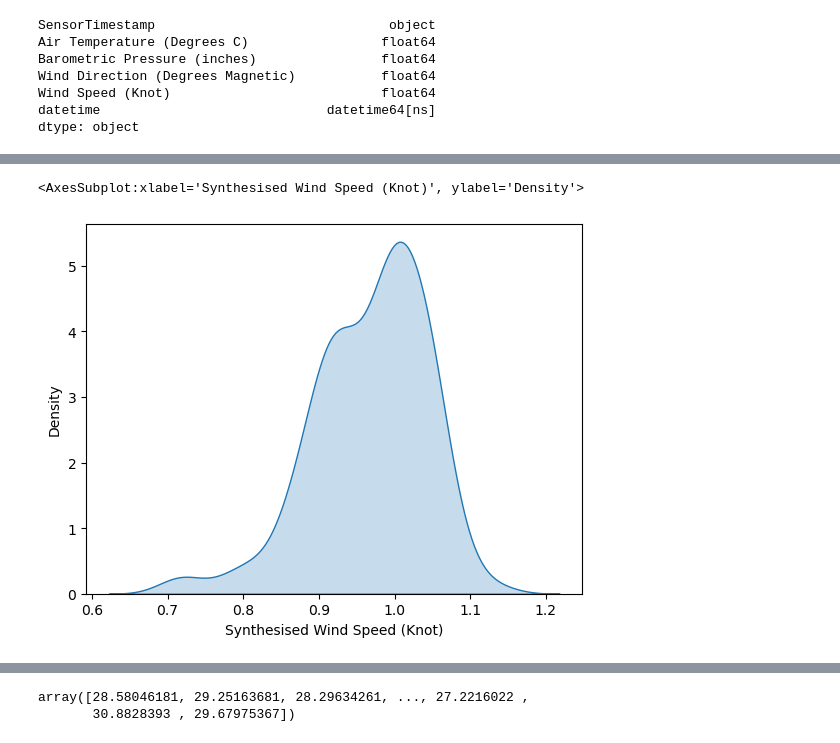
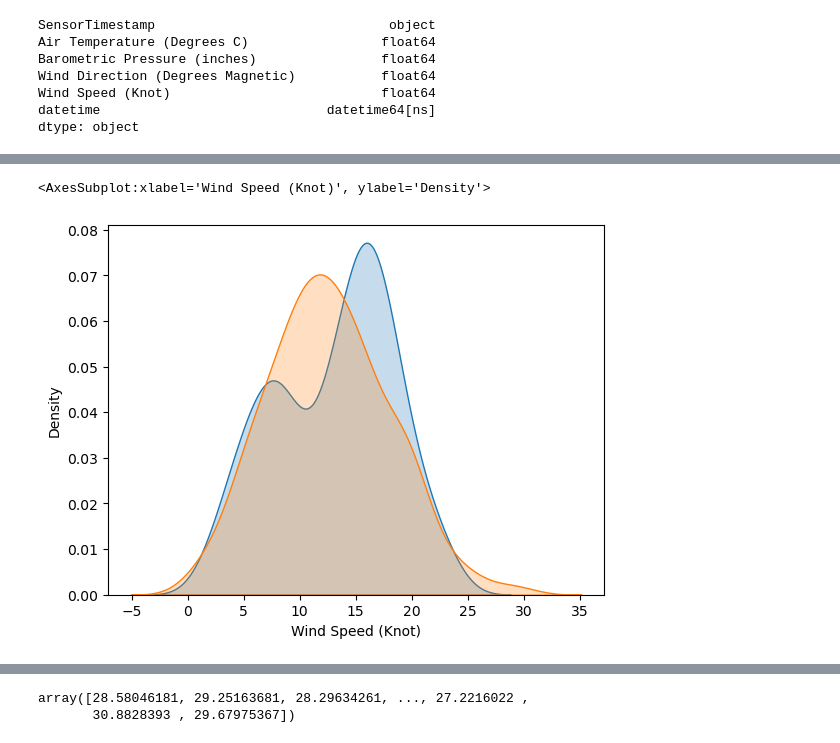
Before and after one commit to dectan/Programming-for-Data-Analysis-Project-1, a Jupyter notebook: Project 1.ipynb, the cells around one changed output, grey strips where cells are left out. Cells and saved outputs as stored; diff of their text form; code cells hidden in the pictures.

Commit message:
tidy up of code for displaying in github. changed parameter of mean and std for normal distribuiton calc,

```diff
--- a/Project 1.ipynb
+++ b/Project 1.ipynb
@@ -94,4 +92,4 @@ Name: SensorTimestamp, Length: 178, dtype: datetime64[ns]
 # %% [markdown]
 new variable datetime added
 # %%
-df2['datetime'] = pd.to_datetime(df2['SensorTimestamp'])
+df1['datetime'] = pd.to_datetime(df1['SensorTimestamp'])
@@ -216,4 +225,4 @@ plt.show()
 # %%
-idx1 = pd.date_range(start = "2023-11-08 14:54:33", periods=178, freq="MIN")
+idx1 = pd.date_range(start = "2023-11-08 00:00:33", periods=250, freq="MIN")
 idx1
 # %% [output]
@@ -291,3 +295,8 @@ sns.kdeplot(df3['Wind Speed (Knot)'],shade=True)
 # %%
 #idx2 = pd.date_range(start = "2015-11-08 14:54:33", periods=200, freq="MIN")
 #idx2
+# %%
+rng1 = np.random.default_rng()
+mu1, sigma1 = 13.04, 5.29
+ts2 = pd.DataFrame(data=rng1.normal(mu1, sigma1,len(idx1)),index =idx1, columns=['Synthesised Wind Speed (Knot)'])
+ts2
@@ -294,7 +317,7 @@ sns.kdeplot(df3['Wind Speed (Knot)'],shade=True)
 # %%
-rng1 = np.random.default_rng()
-shape = 5.0
-scale = 2.0
-values = weibull_min.rvs(shape, scale=scale, size=100)
-ts2 = pd.DataFrame(data=rng1.weibull(15,len(idx1)),index =idx1, columns=['Synthesised Wind Speed (Knot)'])
-ts2
+#rng1 = np.random.default_rng()
+#shape = 5.0
+#scale = 2.0
+#values = weibull_min.rvs(2.1,8.5, size=100)
+#ts2 = pd.DataFrame(data=rng1.weibull(15,len(idx1)),index =idx1, columns=['Synthesised Wind Speed (Knot)'])
+#ts2
@@ -325,8 +335,9 @@ sns.kdeplot(df3['Wind Speed (Knot)'],shade=True)
 # %%
+sns.kdeplot(df3['Wind Speed (Knot)'],shade=True)
 sns.kdeplot(ts2['Synthesised Wind Speed (Knot)'],shade=True)
 # %% [output]
-<AxesSubplot:xlabel='Synthesised Wind Speed (Knot)', ylabel='Density'>
+<AxesSubplot:xlabel='Wind Speed (Knot)', ylabel='Density'>
-[figure, old version]
+[figure, new version]
 # %%
 df3.hist('Barometric Pressure (inches)')
 plt.show()
```
Also changed, not shown: parts of 64 cells of this notebook, 1 other file.
